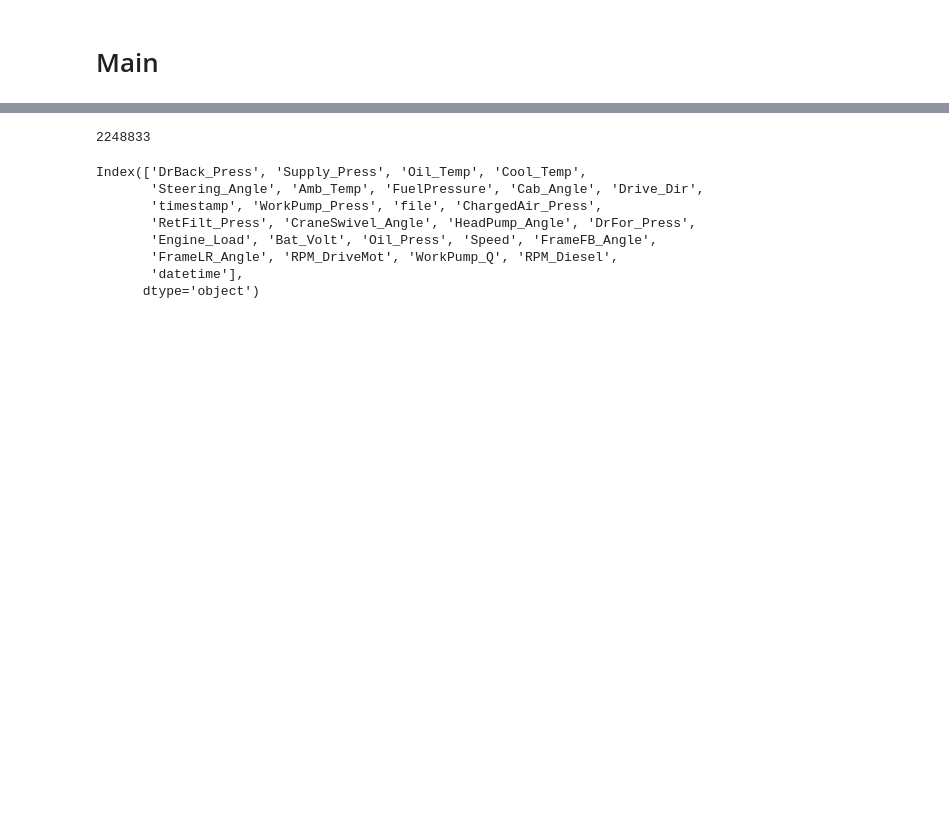
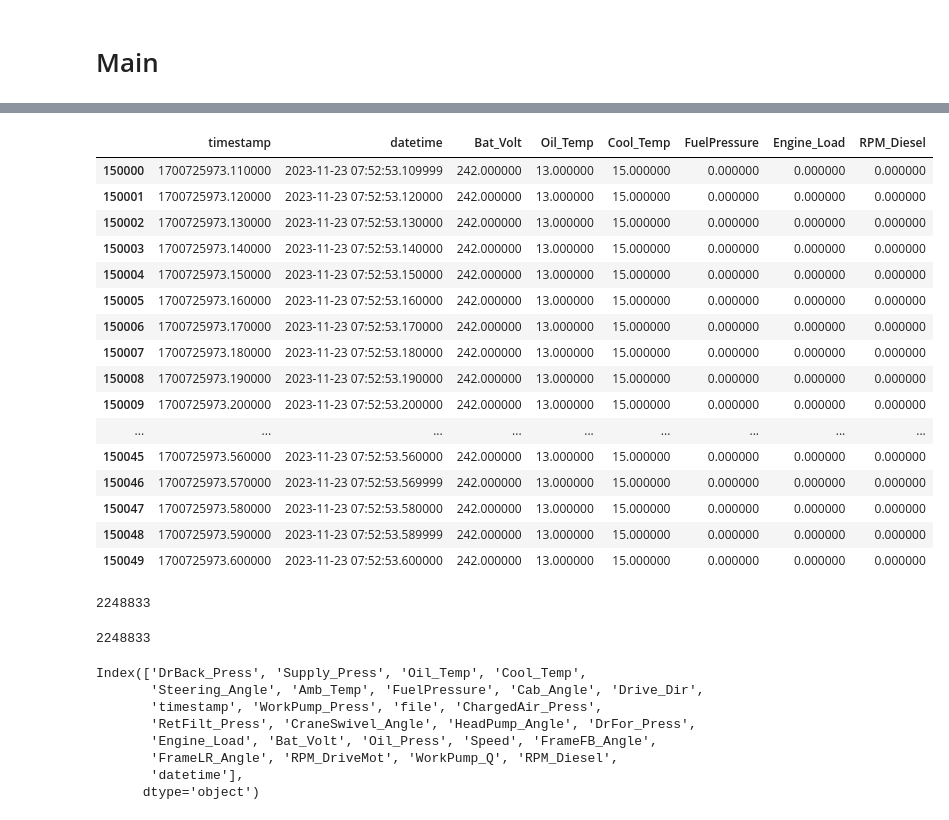
Before and after one commit to uzhankocaman/concept_implementation, a Jupyter notebook: analysis/data_diesel_battery.ipynb, the cells around one changed output, grey strips where cells are left out. Cells and saved outputs as stored; diff of their text form; code cells hidden in the pictures; blank space fills up the shorter version.

```diff
--- a/analysis/data_diesel_battery.ipynb
+++ b/analysis/data_diesel_battery.ipynb
@@ -25,3 +37,27 @@ conn.close()
+# %%
+df[["timestamp", "datetime", "Bat_Volt", "Oil_Temp", "Cool_Temp", "FuelPressure", "Engine_Load", "RPM_Diesel"]].iloc[150000:150050]
+# %% [output]
+|  | timestamp | datetime | Bat_Volt | Oil_Temp | Cool_Temp | FuelPressure | Engine_Load | RPM_Diesel |
+| 150000 | 1700725973.110000 | 2023-11-23 07:52:53.109999 | 242.000000 | 13.000000 | 15.000000 | 0.000000 | 0.000000 | 0.000000 |
+| 150001 | 1700725973.120000 | 2023-11-23 07:52:53.120000 | 242.000000 | 13.000000 | 15.000000 | 0.000000 | 0.000000 | 0.000000 |
+| 150002 | 1700725973.130000 | 2023-11-23 07:52:53.130000 | 242.000000 | 13.000000 | 15.000000 | 0.000000 | 0.000000 | 0.000000 |
+| 150003 | 1700725973.140000 | 2023-11-23 07:52:53.140000 | 242.000000 | 13.000000 | 15.000000 | 0.000000 | 0.000000 | 0.000000 |
+| 150004 | 1700725973.150000 | 2023-11-23 07:52:53.150000 | 242.000000 | 13.000000 | 15.000000 | 0.000000 | 0.000000 | 0.000000 |
+| 150005 | 1700725973.160000 | 2023-11-23 07:52:53.160000 | 242.000000 | 13.000000 | 15.000000 | 0.000000 | 0.000000 | 0.000000 |
+| 150006 | 1700725973.170000 | 2023-11-23 07:52:53.170000 | 242.000000 | 13.000000 | 15.000000 | 0.000000 | 0.000000 | 0.000000 |
+| 150007 | 1700725973.180000 | 2023-11-23 07:52:53.180000 | 242.000000 | 13.000000 | 15.000000 | 0.000000 | 0.000000 | 0.000000 |
+| 150008 | 1700725973.190000 | 2023-11-23 07:52:53.190000 | 242.000000 | 13.000000 | 15.000000 | 0.000000 | 0.000000 | 0.000000 |
+| 150009 | 1700725973.200000 | 2023-11-23 07:52:53.200000 | 242.000000 | 13.000000 | 15.000000 | 0.000000 | 0.000000 | 0.000000 |
+| ... | ... | ... | ... | ... | ... | ... | ... | ... |
+| 150045 | 1700725973.560000 | 2023-11-23 07:52:53.560000 | 242.000000 | 13.000000 | 15.000000 | 0.000000 | 0.000000 | 0.000000 |
+| 150046 | 1700725973.570000 | 2023-11-23 07:52:53.569999 | 242.000000 | 13.000000 | 15.000000 | 0.000000 | 0.000000 | 0.000000 |
+| 150047 | 1700725973.580000 | 2023-11-23 07:52:53.580000 | 242.000000 | 13.000000 | 15.000000 | 0.000000 | 0.000000 | 0.000000 |
+| 150048 | 1700725973.590000 | 2023-11-23 07:52:53.589999 | 242.000000 | 13.000000 | 15.000000 | 0.000000 | 0.000000 | 0.000000 |
+| 150049 | 1700725973.600000 | 2023-11-23 07:52:53.600000 | 242.000000 | 13.000000 | 15.000000 | 0.000000 | 0.000000 | 0.000000 |
+# %%
+len(df)
+# %% [output]
+2248833
 # %%
 df.loc[:, "Bat_Volt"] = 0.1 * df.loc[:, "Bat_Volt"]
 # %%
```
Also changed, not shown: parts of 2 cells of this notebook, 8 other files.
